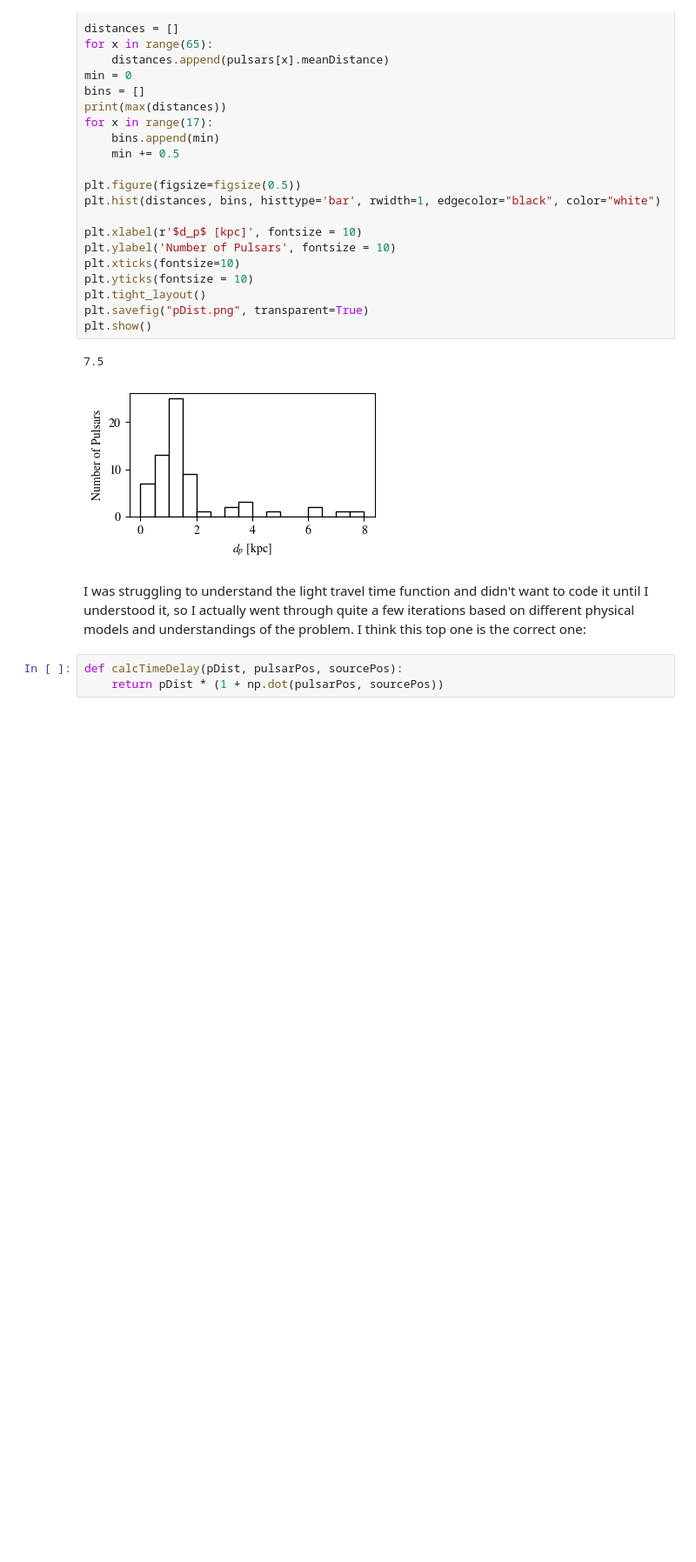
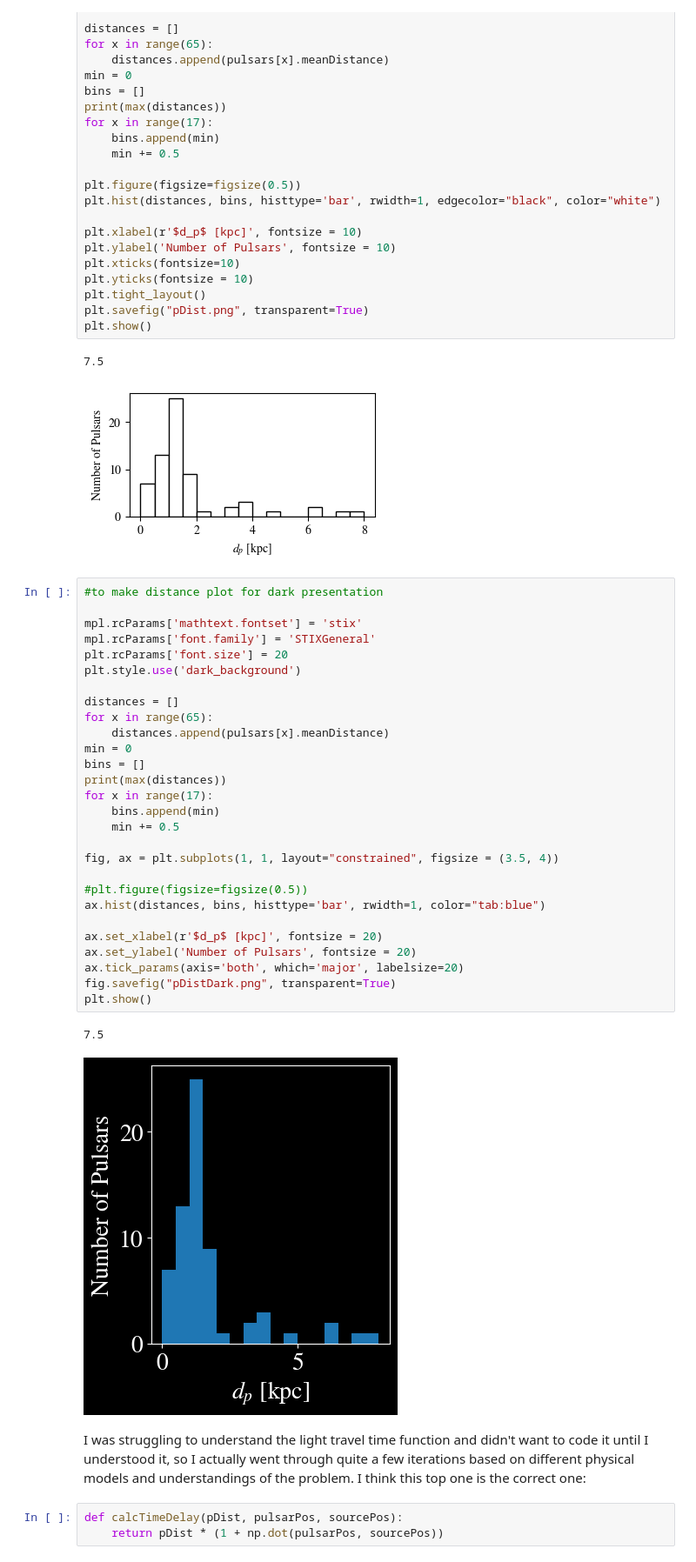
Before and after one commit to itsrainingsomewhere/smbhb-environments, a Jupyter notebook: Notebooks/PulsarDistances.ipynb, the cells around one changed output. Shown: that part at 87% size. Drawn from its saved outputs; the diff is of its cells as text; blank space fills up the shorter version.

```diff
--- a/Notebooks/PulsarDistances.ipynb
+++ b/Notebooks/PulsarDistances.ipynb
@@ -123,6 +123,37 @@ plt.show()
 # %% [output]
 7.5
 [figure]
+# %%
+#to make distance plot for dark presentation
+
+mpl.rcParams['mathtext.fontset'] = 'stix'
+mpl.rcParams['font.family'] = 'STIXGeneral'
+plt.rcParams['font.size'] = 20
+plt.style.use('dark_background')
+
+distances = []
+for x in range(65):
+    distances.append(pulsars[x].meanDistance)
+min = 0
+bins = []
+print(max(distances))
+for x in range(17):
+    bins.append(min)
+    min += 0.5
+
+fig, ax = plt.subplots(1, 1, layout="constrained", figsize = (3.5, 4))
+
+#plt.figure(figsize=figsize(0.5))
+ax.hist(distances, bins, histtype='bar', rwidth=1, color="tab:blue")
+
+ax.set_xlabel(r'$d_p$ [kpc]', fontsize = 20)
+ax.set_ylabel('Number of Pulsars', fontsize = 20)
+ax.tick_params(axis='both', which='major', labelsize=20)
+fig.savefig("pDistDark.png", transparent=True)
+plt.show()
+# %% [output]
+7.5
+[figure, added]
 # %% [markdown]
 I was struggling to understand the light travel time function and didn't want to code it until I understood it, so I actually went through quite a few iterations based on different physical models and understandings of the problem. I think this top one is the correct one:
 # %%
```
Also changed, not shown: 4 other files.
